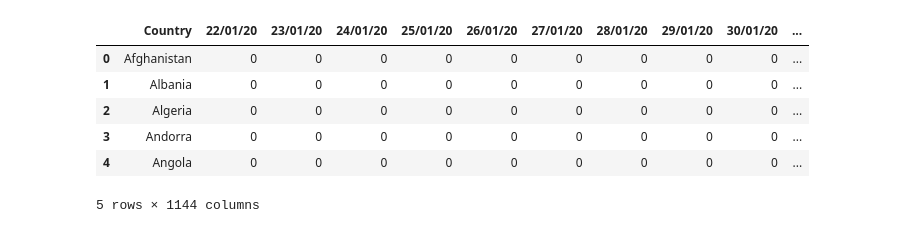
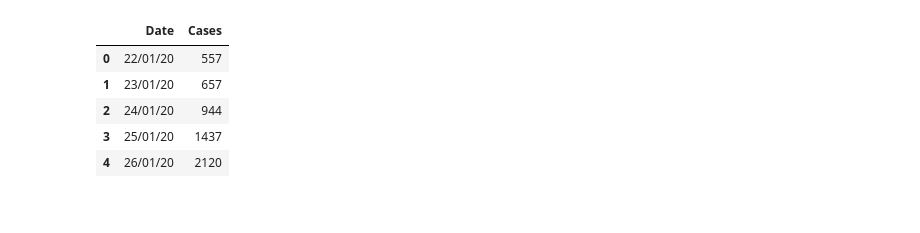
Before and after one commit to swoyam2609/DSAI-Project, a Jupyter notebook: Data Preprocessing/Data Visualization [Global].ipynb, the cells around one changed output. Cells and saved outputs as stored; diff of their text form; code cells hidden in the pictures.

```diff
--- a/Data Preprocessing/Data Visualization [Global].ipynb
+++ b/Data Preprocessing/Data Visualization [Global].ipynb
@@ -4,12 +3,10 @@ import numpy as np
 # %%
-df = pd.read_csv('../Dataset/country.csv')
+df = pd.read_csv("../Dataset/global_cases.csv")
+df.head()
+# %% [output]
+|  | Date | Cases |
+| 0 | 22/01/20 | 557 |
+| 1 | 23/01/20 | 657 |
+| 2 | 24/01/20 | 944 |
+| 3 | 25/01/20 | 1437 |
+| 4 | 26/01/20 | 2120 |
-# %%
-df.head()
-# %% [output]
-|  | Country | 22/01/20 | 23/01/20 | 24/01/20 | 25/01/20 | 26/01/20 | 27/01/20 | 28/01/20 | 29/01/20 | 30/01/20 | ... |
-| 0 | Afghanistan | 0 | 0 | 0 | 0 | 0 | 0 | 0 | 0 | 0 | ... |
-| 1 | Albania | 0 | 0 | 0 | 0 | 0 | 0 | 0 | 0 | 0 | ... |
-| 2 | Algeria | 0 | 0 | 0 | 0 | 0 | 0 | 0 | 0 | 0 | ... |
-| 3 | Andorra | 0 | 0 | 0 | 0 | 0 | 0 | 0 | 0 | 0 | ... |
-| 4 | Angola | 0 | 0 | 0 | 0 | 0 | 0 | 0 | 0 | 0 | ... |
-5 rows × 1144 columns
```
Also changed, not shown: parts of 12 cells of this notebook, 2 other files.
